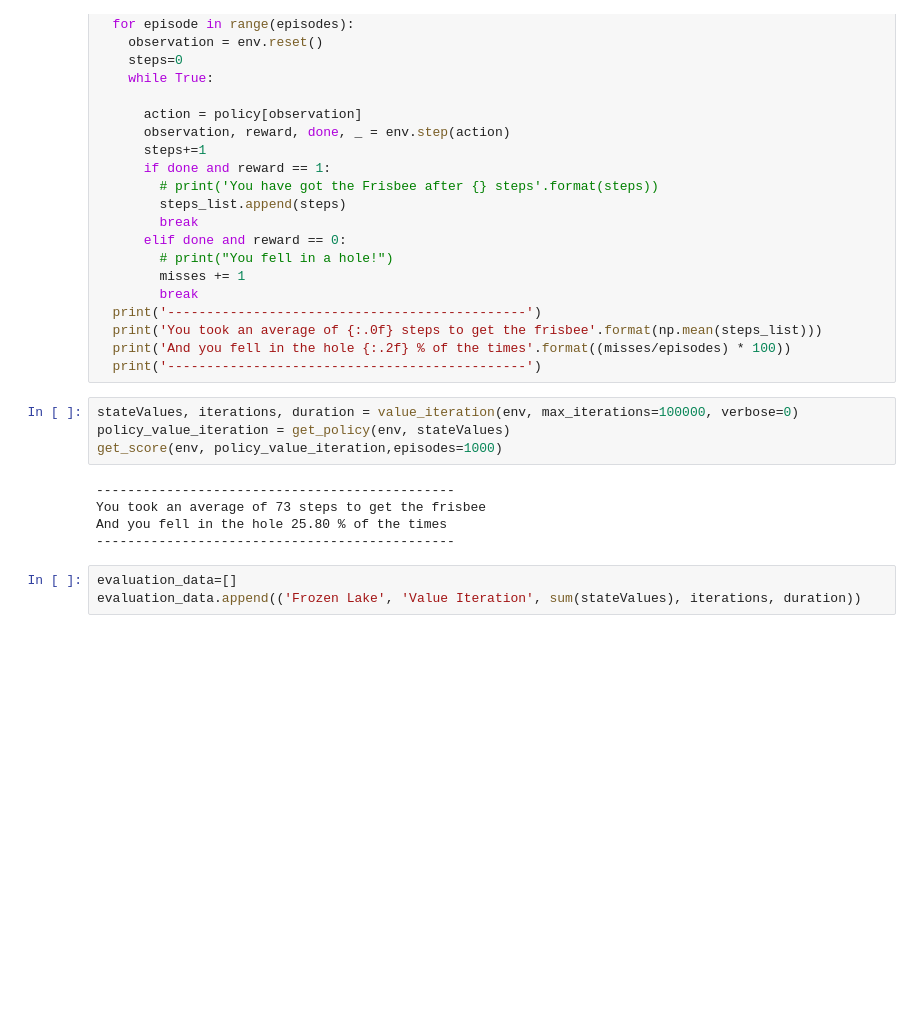
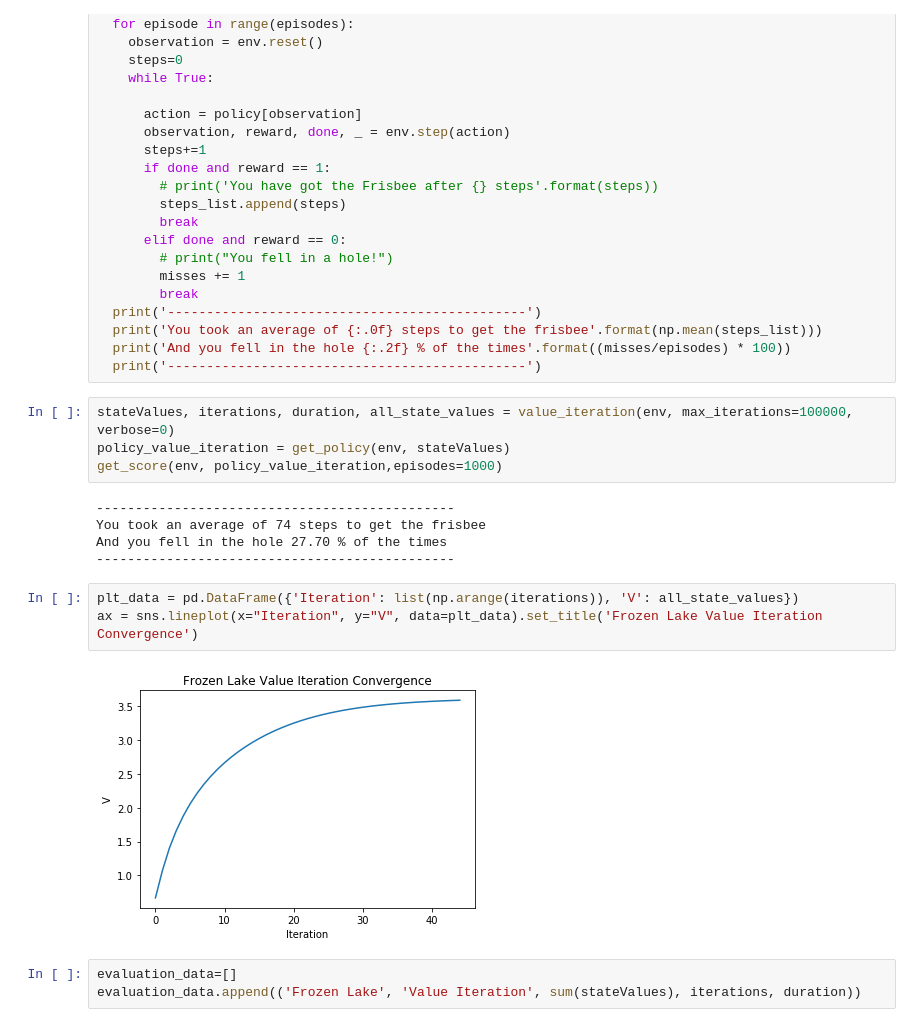
Before and after one commit to mkecera/4-markov-decision-processes, a Jupyter notebook: assignment4.ipynb, the cells around one changed output. Drawn from its saved outputs; the diff is of its cells as text; blank space fills up the shorter version.

```diff
--- a/assignment4.ipynb
+++ b/assignment4.ipynb
@@ -122,14 +125,19 @@ def get_score(env, policy, episodes=1000):
   print('And you fell in the hole {:.2f} % of the times'.format((misses/episodes) * 100))
   print('----------------------------------------------')
 # %%
-stateValues, iterations, duration = value_iteration(env, max_iterations=100000, verbose=0)
+stateValues, iterations, duration, all_state_values = value_iteration(env, max_iterations=100000, verbose=0)
 policy_value_iteration = get_policy(env, stateValues)
 get_score(env, policy_value_iteration,episodes=1000)
 # %% [output]
 ----------------------------------------------
-You took an average of 73 steps to get the frisbee
-And you fell in the hole 25.80 % of the times
+You took an average of 74 steps to get the frisbee
+And you fell in the hole 27.70 % of the times
 ----------------------------------------------
+# %%
+plt_data = pd.DataFrame({'Iteration': list(np.arange(iterations)), 'V': all_state_values})
+ax = sns.lineplot(x="Iteration", y="V", data=plt_data).set_title('Frozen Lake Value Iteration Convergence')
+# %% [output]
+[figure, added]
 # %%
 evaluation_data=[]
 evaluation_data.append(('Frozen Lake', 'Value Iteration', sum(stateValues), iterations, duration))
```
Also changed, not shown: parts of 30 cells of this notebook.
